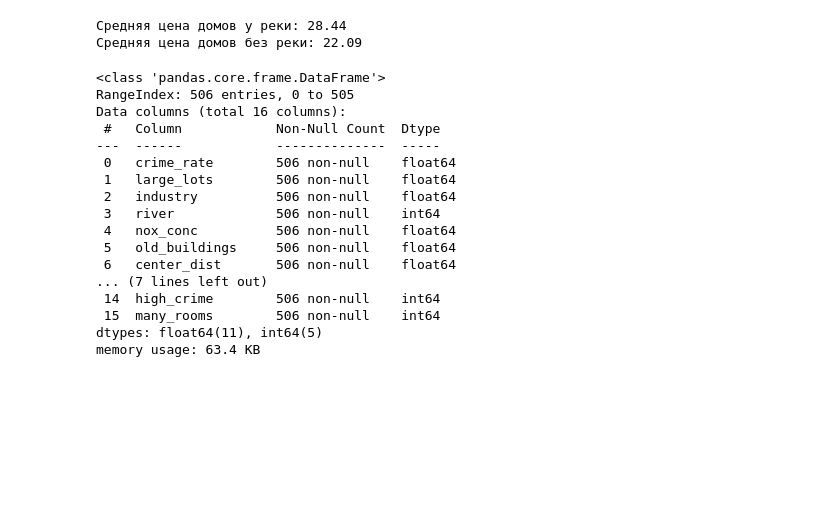
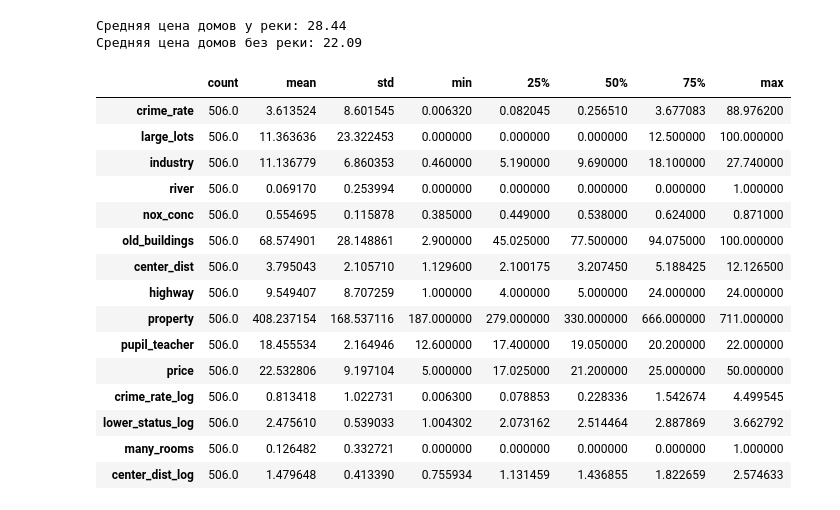
Before and after one commit to VitalyKalinsky/ML-studying, a Jupyter notebook: EDA/my_EDA.ipynb, the cells around one changed output. Saved outputs shown, nothing was run; the diff lists cells and outputs as text; code cells hidden in the pictures; blank space fills up the shorter version.

```diff
--- a/EDA/my_EDA.ipynb
+++ b/EDA/my_EDA.ipynb
@@ -171,27 +189,3 @@ print(f"Средняя цена домов без реки: {avg_without_river_p
 # %% [output]
 Средняя цена домов у реки: 28.44
 Средняя цена домов без реки: 22.09
-# %%
-# Бинарные признаки
-df_improved['high_crime'] = (df_improved['crime_rate'] > df_improved['crime_rate'].quantile(0.95)).astype(int)
-df_improved['many_rooms'] = (df_improved['rooms_avg'] > 7).astype(int)
-df_improved.drop('rooms_avg', axis=1, inplace=True) # удаляем, потому что мы уже закодировали его в бинарный признак
-df_improved.info()
-# %% [output]
-<class 'pandas.core.frame.DataFrame'>
-RangeIndex: 506 entries, 0 to 505
-Data columns (total 16 columns):
- #   Column            Non-Null Count  Dtype
----  ------            --------------  -----
- 0   crime_rate        506 non-null    float64
- 1   large_lots        506 non-null    float64
- 2   industry          506 non-null    float64
- 3   river             506 non-null    int64
- 4   nox_conc          506 non-null    float64
- 5   old_buildings     506 non-null    float64
- 6   center_dist       506 non-null    float64
-... (7 lines left out)
- 14  high_crime        506 non-null    int64
- 15  many_rooms        506 non-null    int64
-dtypes: float64(11), int64(5)
-memory usage: 63.4 KB
@@ -197,0 +195,23 @@ memory usage: 63.4 KB
+# %%
+df_improved['center_dist_log'] = np.log1p(df_improved['center_dist'])
+# %%
+df_improved.drop('black_population', axis=1, inplace=True)
+# %%
+df_improved.describe().T
+# %% [output]
+|  | count | mean | std | min | 25% | 50% | 75% | max |
+| crime_rate | 506.0 | 3.613524 | 8.601545 | 0.006320 | 0.082045 | 0.256510 | 3.677083 | 88.976200 |
+| large_lots | 506.0 | 11.363636 | 23.322453 | 0.000000 | 0.000000 | 0.000000 | 12.500000 | 100.000000 |
+| industry | 506.0 | 11.136779 | 6.860353 | 0.460000 | 5.190000 | 9.690000 | 18.100000 | 27.740000 |
+| river | 506.0 | 0.069170 | 0.253994 | 0.000000 | 0.000000 | 0.000000 | 0.000000 | 1.000000 |
+| nox_conc | 506.0 | 0.554695 | 0.115878 | 0.385000 | 0.449000 | 0.538000 | 0.624000 | 0.871000 |
+| old_buildings | 506.0 | 68.574901 | 28.148861 | 2.900000 | 45.025000 | 77.500000 | 94.075000 | 100.000000 |
+| center_dist | 506.0 | 3.795043 | 2.105710 | 1.129600 | 2.100175 | 3.207450 | 5.188425 | 12.126500 |
+| highway | 506.0 | 9.549407 | 8.707259 | 1.000000 | 4.000000 | 5.000000 | 24.000000 | 24.000000 |
+| property | 506.0 | 408.237154 | 168.537116 | 187.000000 | 279.000000 | 330.000000 | 666.000000 | 711.000000 |
+| pupil_teacher | 506.0 | 18.455534 | 2.164946 | 12.600000 | 17.400000 | 19.050000 | 20.200000 | 22.000000 |
+| price | 506.0 | 22.532806 | 9.197104 | 5.000000 | 17.025000 | 21.200000 | 25.000000 | 50.000000 |
+| crime_rate_log | 506.0 | 0.813418 | 1.022731 | 0.006300 | 0.078853 | 0.228336 | 1.542674 | 4.499545 |
+| lower_status_log | 506.0 | 2.475610 | 0.539033 | 1.004302 | 2.073162 | 2.514464 | 2.887869 | 3.662792 |
+| many_rooms | 506.0 | 0.126482 | 0.332721 | 0.000000 | 0.000000 | 0.000000 | 0.000000 | 1.000000 |
+| center_dist_log | 506.0 | 1.479648 | 0.413390 | 0.755934 | 1.131459 | 1.436855 | 1.822659 | 2.574633 |
```
Also changed, not shown: parts of 11 cells of this notebook, 1 other file.
